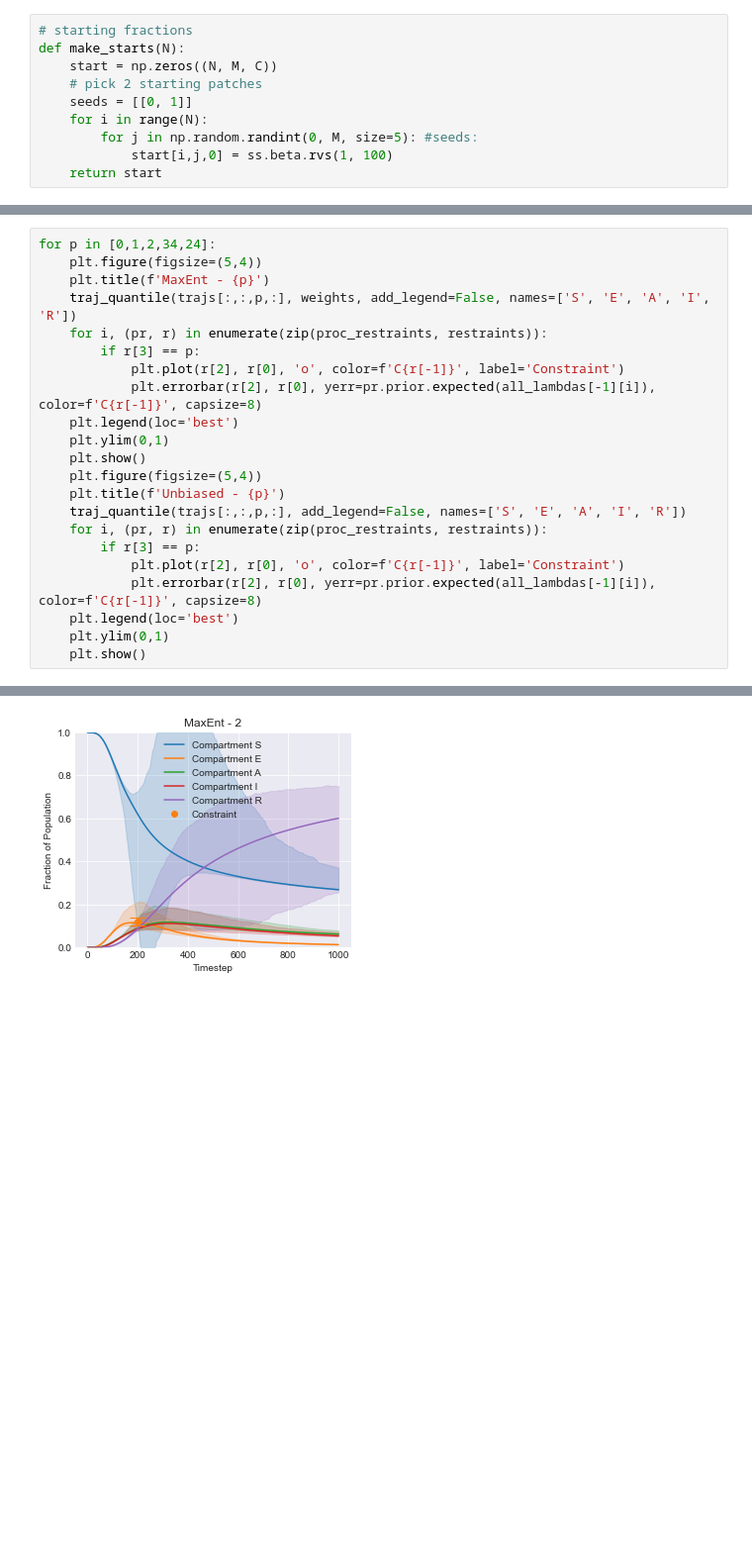
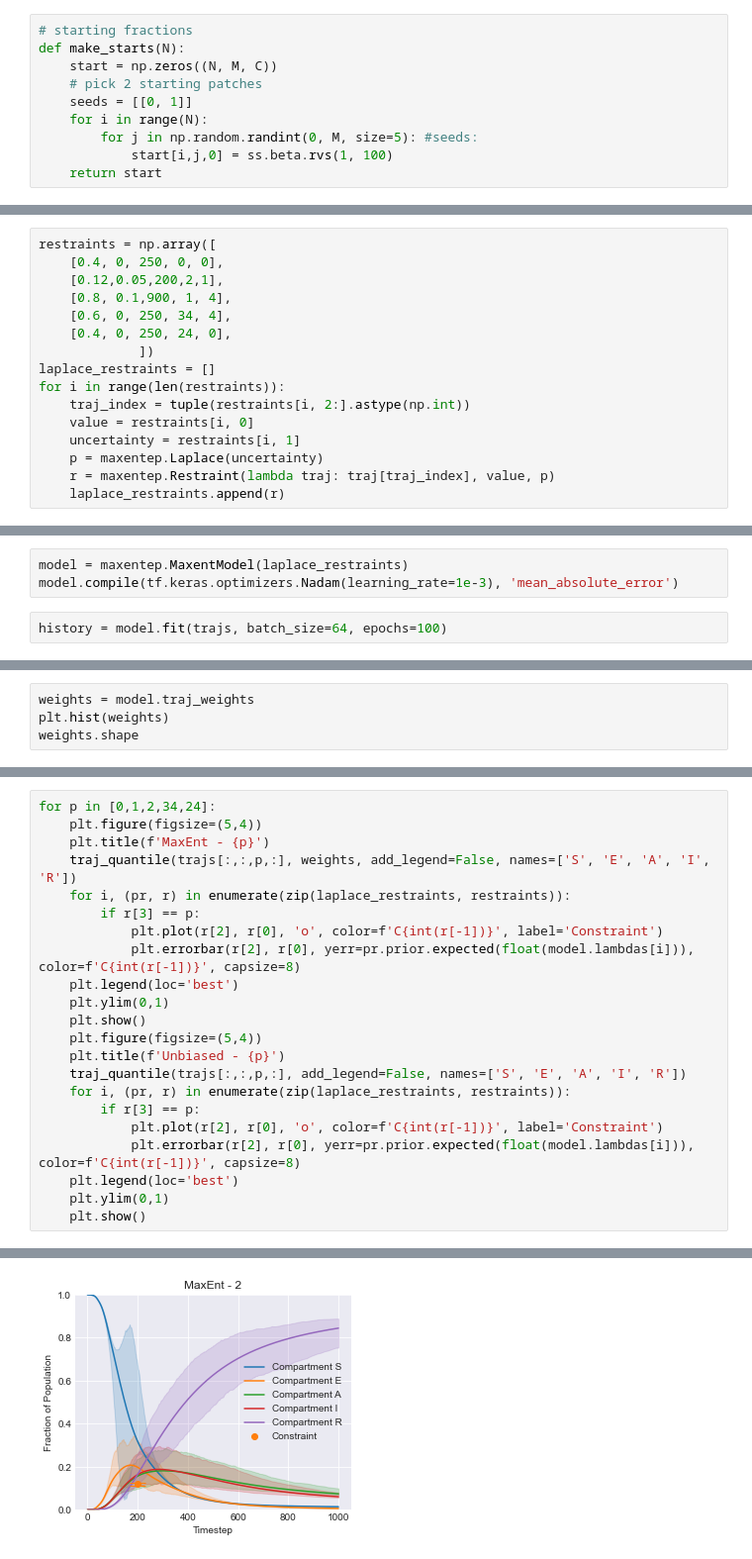
Before and after one commit to ur-whitelab/py0, a Jupyter notebook: examples/Metapop.ipynb, the cells around one changed output, grey strips where cells are left out. Shown at 99% size. Cells and saved outputs as stored; diff of their text form; blank space fills up the shorter version.

Commit message:
Ported maxent code to TF (#4)
Rewrote maxent code to be a Keras model, allowing better optimization methods and autodiff for arbitrary priors.

```diff
--- a/examples/Metapop.ipynb
+++ b/examples/Metapop.ipynb
@@ -158,0 +115,16 @@ plt.show()
+# %%
+restraints = np.array([
+    [0.4, 0, 250, 0, 0],
+    [0.12,0.05,200,2,1],
+    [0.8, 0.1,900, 1, 4],
+    [0.6, 0, 250, 34, 4],
+    [0.4, 0, 250, 24, 0],
+             ])
+laplace_restraints = []
+for i in range(len(restraints)):
+    traj_index = tuple(restraints[i, 2:].astype(np.int))
+    value = restraints[i, 0]
+    uncertainty = restraints[i, 1]
+    p = maxentep.Laplace(uncertainty)
+    r = maxentep.Restraint(lambda traj: traj[traj_index], value, p)
+    laplace_restraints.append(r)
@@ -158,0 +137,5 @@ plt.show()
+# %%
+model = maxentep.MaxentModel(laplace_restraints)
+model.compile(tf.keras.optimizers.Nadam(learning_rate=1e-3), 'mean_absolute_error')
+# %%
+history = model.fit(trajs, batch_size=64, epochs=100)
@@ -158,0 +184,4 @@ plt.show()
+# %%
+weights = model.traj_weights
+plt.hist(weights)
+weights.shape
@@ -174,20 +207,20 @@ for p in [0,1,2,34,24]:
     plt.figure(figsize=(5,4))
     plt.title(f'MaxEnt - {p}')
     traj_quantile(trajs[:,:,p,:], weights, add_legend=False, names=['S', 'E', 'A', 'I', 'R'])
-    for i, (pr, r) in enumerate(zip(proc_restraints, restraints)):
+    for i, (pr, r) in enumerate(zip(laplace_restraints, restraints)):
         if r[3] == p:
-            plt.plot(r[2], r[0], 'o', color=f'C{r[-1]}', label='Constraint')
-            plt.errorbar(r[2], r[0], yerr=pr.prior.expected(all_lambdas[-1][i]), color=f'C{r[-1]}', capsize=8)
+            plt.plot(r[2], r[0], 'o', color=f'C{int(r[-1])}', label='Constraint')
+            plt.errorbar(r[2], r[0], yerr=pr.prior.expected(float(model.lambdas[i])), color=f'C{int(r[-1])}', capsize=8)
     plt.legend(loc='best')
     plt.ylim(0,1)
     plt.show()
     plt.figure(figsize=(5,4))
     plt.title(f'Unbiased - {p}')
     traj_quantile(trajs[:,:,p,:], add_legend=False, names=['S', 'E', 'A', 'I', 'R'])
-    for i, (pr, r) in enumerate(zip(proc_restraints, restraints)):
+    for i, (pr, r) in enumerate(zip(laplace_restraints, restraints)):
         if r[3] == p:
-            plt.plot(r[2], r[0], 'o', color=f'C{r[-1]}', label='Constraint')
-            plt.errorbar(r[2], r[0], yerr=pr.prior.expected(all_lambdas[-1][i]), color=f'C{r[-1]}', capsize=8)
+            plt.plot(r[2], r[0], 'o', color=f'C{int(r[-1])}', label='Constraint')
+            plt.errorbar(r[2], r[0], yerr=pr.prior.expected(float(model.lambdas[i])), color=f'C{int(r[-1])}', capsize=8)
     plt.legend(loc='best')
     plt.ylim(0,1)
     plt.show()
@@ -199 +232 @@ for p in [0,1,2,34,24]:
-[figure, old version]
+[figure, new version]
```
Also changed, not shown: parts of 20 cells of this notebook, 1 other file.
